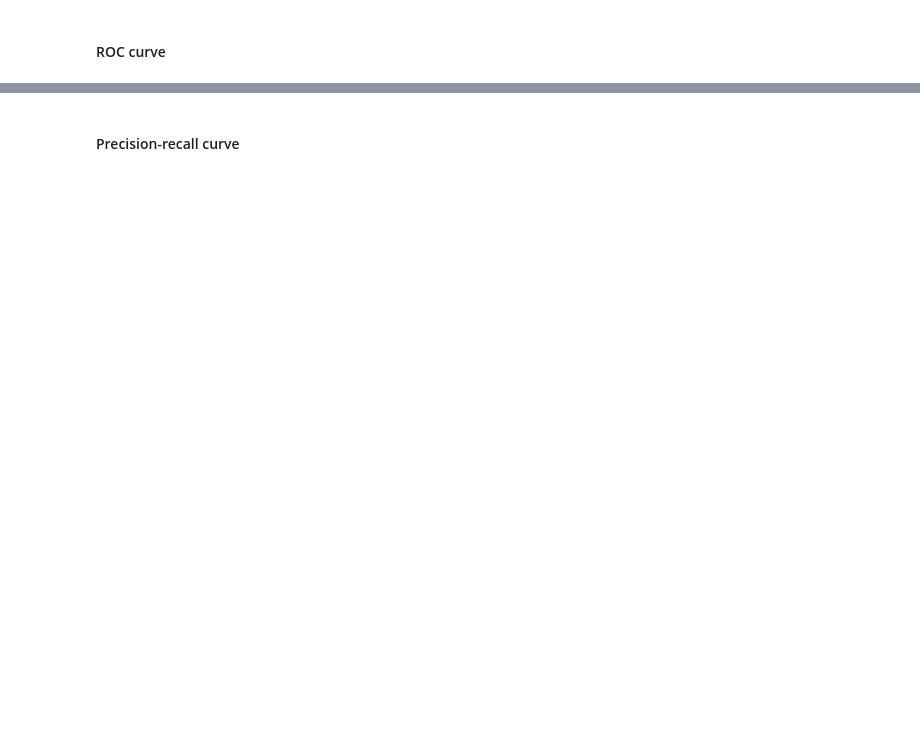
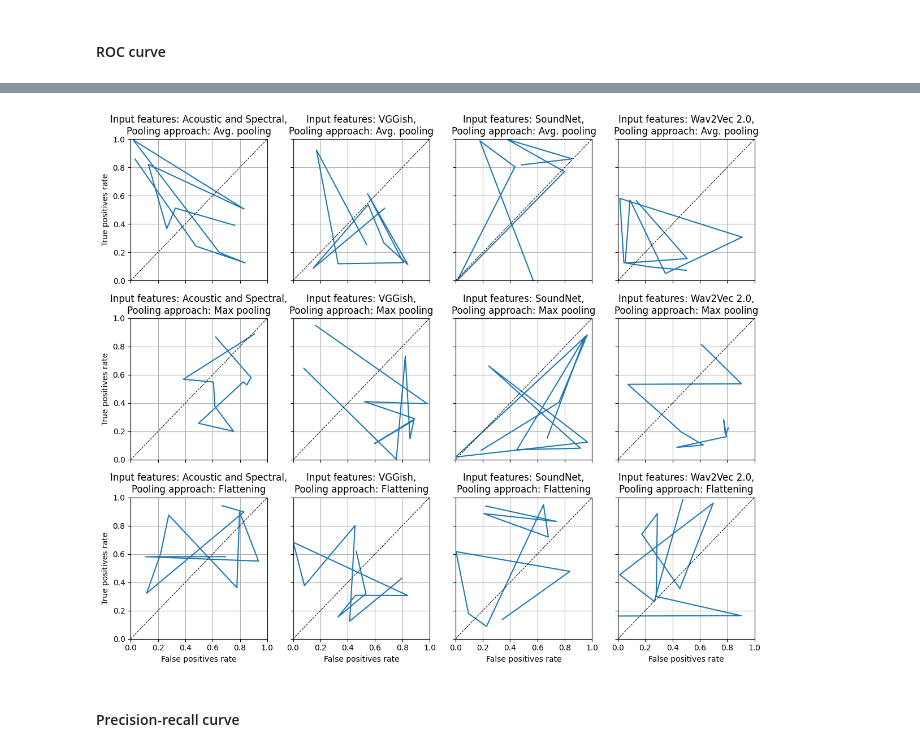
Before and after one commit to vincenzo-scotti/voice_analysis_parkinson, a Jupyter notebook: notebooks/main.ipynb, the cells around one changed output, grey strips where cells are left out. Drawn from its saved outputs; the diff is of its cells as text; code cells hidden in the pictures; blank space fills up the shorter version.

```diff
--- a/notebooks/main.ipynb
+++ b/notebooks/main.ipynb
@@ -320,3 +360,8 @@ plt.show()
 fig.savefig(os.path.join(OUT_DIR_PATH, 'hi_cls_results.pdf'))
 # %% [markdown]
 #### ROC curve
+# %%
+df = df_hi_to_en[
+    (df_hi_to_en['Domain adaptation'] == ADAPTATION_MAPPING[False]) & (df_hi_to_en['Data set'] == DATA_MAPPING['src']) & (df_hi_to_en['Metric'].isin(ROC))
+]
+df.sample(10)
@@ -323,3 +380,31 @@ fig.savefig(os.path.join(OUT_DIR_PATH, 'hi_cls_results.pdf'))
+# %%
+fig, axes = plt.subplots(
+        nrows=len(df['Pooling approach'].unique()),
+        ncols=len(df['Input features'].unique()),
+        figsize=(12, 10),
+        sharex=True,
+        sharey=True  # 'row'
+    )
+
+for i, (_, pooling) in enumerate(POOLING_MAPPING.items()):
+    for j, (_, feature) in enumerate(FEATURES_MAPPING.items()):
+        x = df[(df['Input features'] == feature) & (df['Pooling approach'] == pooling) & (df['Metric'] == 'False positives rate')]['Value'].values[0]
+        y = df[(df['Input features'] == feature) & (df['Pooling approach'] == pooling) & (df['Metric'] == 'True postives rate')]['Value'].values[0]
+        axes[i][j].plot(x, y)
+        axes[i][j].plot([0, 1], [0, 1], '--k', linewidth=0.75)
+        axes[i][j].set_title(f'Input features: {feature},\nPooling approach: {pooling}')
+        if i == len(df['Pooling approach'].unique()) - 1:
+            axes[i][j].set_xlabel('False positives rate')
+        if j == 0:
+            axes[i][j].set_ylabel('True positives rate')
+        axes[i][j].set_xlim(0.0, 1.0)
+        axes[i][j].set_ylim(0.0, 1.0)
+        axes[i][j].grid()
+        # axes[i][j].set_xticklabels(axes[i][j].get_xticklabels(), rotation=45, ha='right')
+plt.tight_layout()
+plt.show()
+# %% [output]
+[figure, added]
 # %%
 fig.savefig(os.path.join(OUT_DIR_PATH, 'hi_roc_curve.pdf'))
 # %% [markdown]
```
Also changed, not shown: parts of 14 cells of this notebook.
